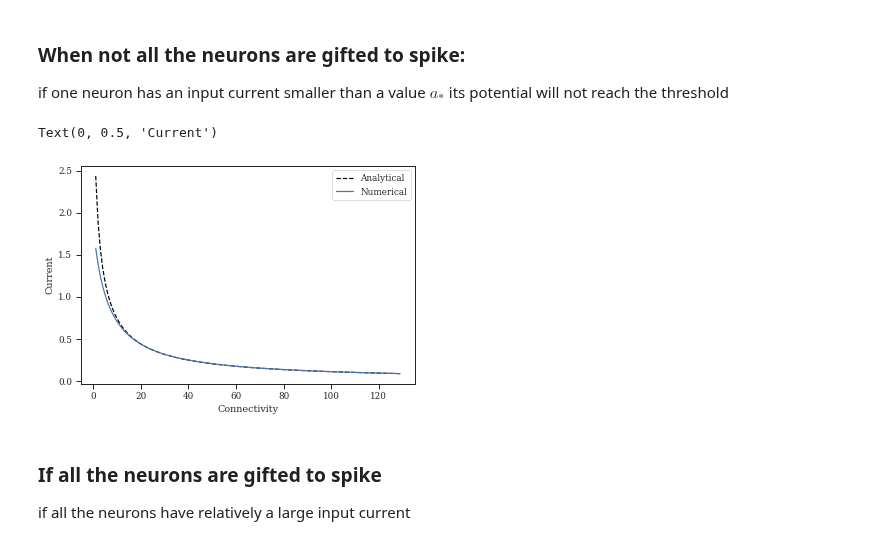
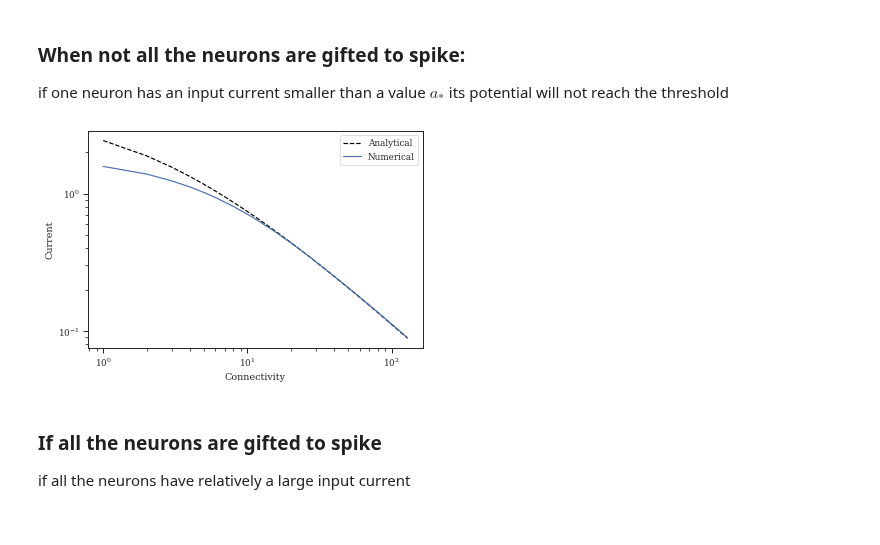
Before and after one commit to mmehrani/master_thesis, a Jupyter notebook: scripts/all_neurons_model_in_one_place/averaging_on_ensembles.ipynb, the cells around one changed output. Drawn from its saved outputs; the diff is of its cells as text; code cells hidden in the pictures.

```diff
--- a/scripts/all_neurons_model_in_one_place/averaging_on_ensembles.ipynb
+++ b/scripts/all_neurons_model_in_one_place/averaging_on_ensembles.ipynb
@@ -190,25 +191,26 @@ if one neuron has an input current smaller than a value $ a_{*} $ its potential
 # %%
 ro = 1 / ( 2*np.pi*(random_input_span[1] - random_input_span[0]) )
 g_arr = np.array(g_list)
 e_analytical_asterix = random_input_span[1] / g_arr + 1/(ro * g_arr**2)
 e_analytical_asterix -= np.sqrt( (ro**(-2) * g_arr**(-4)) + 2*random_input_span[1] / (ro*g_arr**3) ) #minus answer
 
 fig = plt.figure()
 ax = fig.subplots()
 
-# ax.set_xscale("log")
-# ax.set_yscale("log")
+ax.set_xscale("log")
+ax.set_yscale("log")
 
 first_indexes = 0
 ax.plot(g_arr[first_indexes:], e_analytical_asterix[first_indexes:], color='black', linestyle = '--', label = 'Analytical')
 ax.plot(g_arr[first_indexes:], e_mean[first_indexes:], label = 'Numerical')
 
 plt.legend()
 ax.set_xlabel('Connectivity')
 ax.set_ylabel('Current')
+
+fig.savefig(os.path.join(target_path,'field_zeroth_order_asterix_g_{}_{}.png'.format(connectivity_min,connectivity_max)) )
 # %% [output]
-Text(0, 0.5, 'Current')
-[figure, old version]
+[figure, new version]
 # %% [markdown]
 ### If all the neurons are gifted to spike
 if all the neurons have relatively a large input current
```
Also changed, not shown: parts of 8 cells of this notebook, 5 other files.
